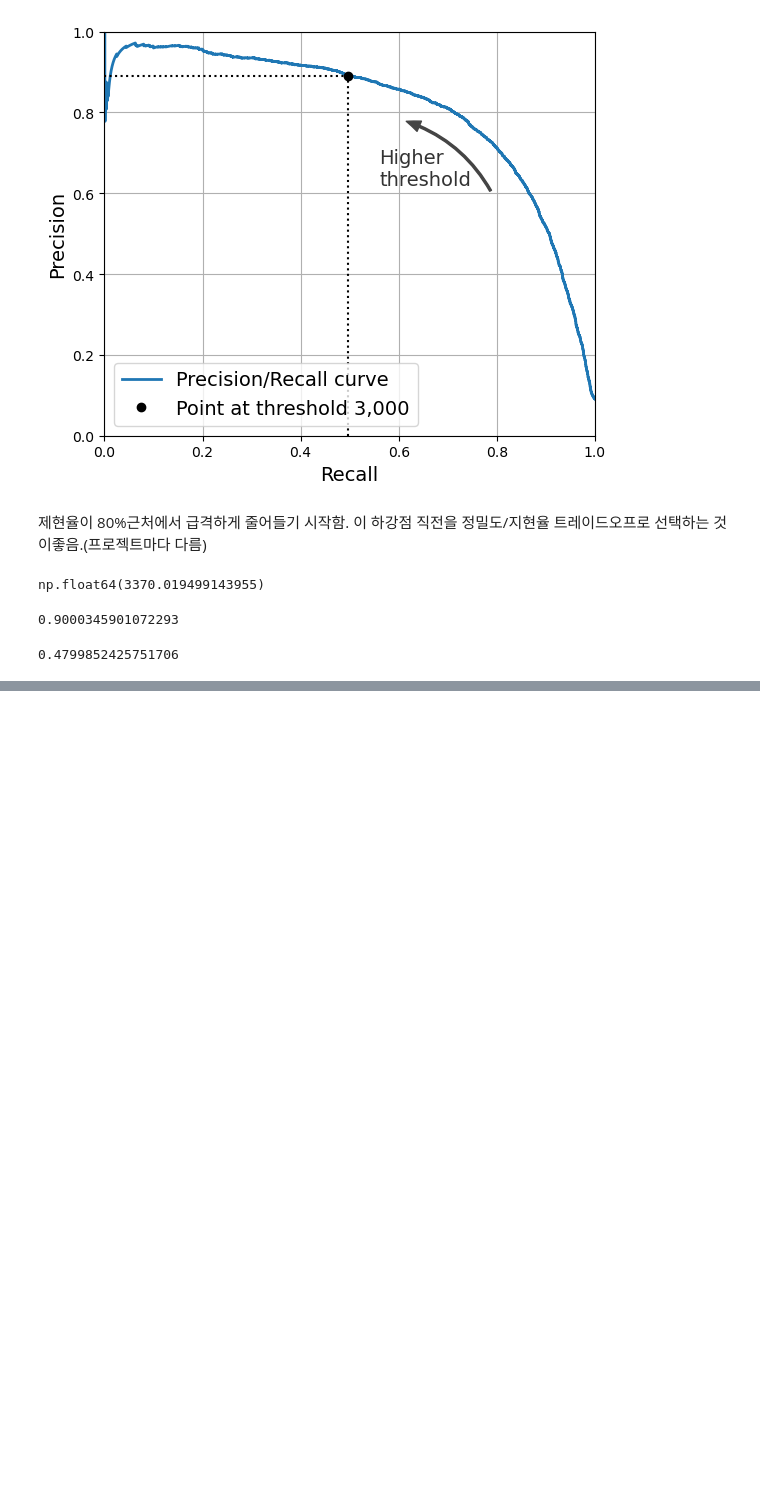
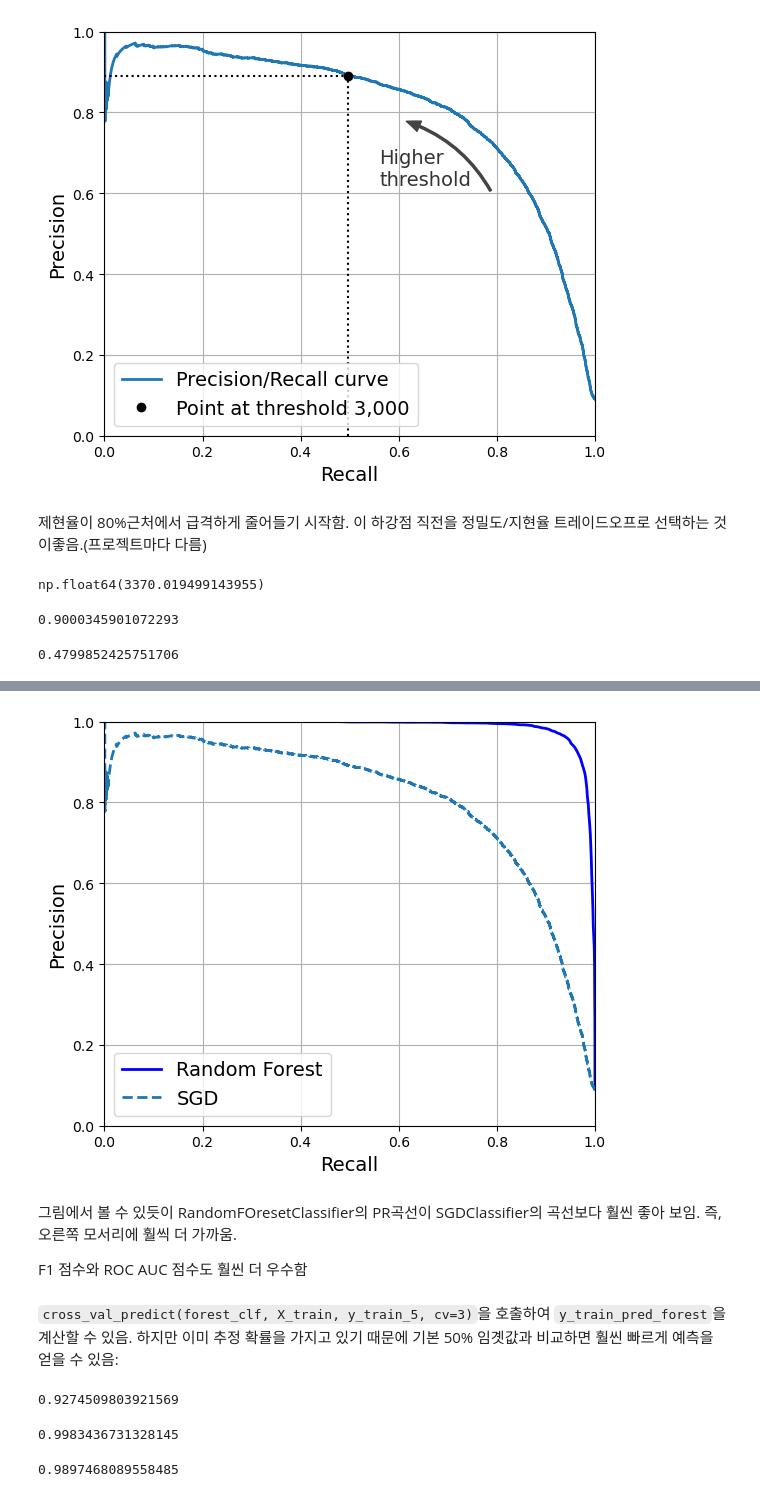
Before and after one commit to doyeon789/Study-AI, a Jupyter notebook: Hands-On ML3 Practice/03_classification/03_classification.ipynb, the cells around one changed output, grey strips where cells are left out. Drawn from its saved outputs; the diff is of its cells as text; code cells hidden in the pictures; blank space fills up the shorter version.

```diff
--- a/Hands-On ML3 Practice/03_classification/03_classification.ipynb
+++ b/Hands-On ML3 Practice/03_classification/03_classification.ipynb
@@ -463,0 +529,7 @@ recall_at_90_precision
+# %%
+from sklearn.ensemble import RandomForestClassifier
+
+forest_clf = RandomForestClassifier(random_state=42)
+# %%
+y_probas_forest = cross_val_predict(forest_clf, X_train, y_train_5, cv=3,
+                                    method="predict_proba")
@@ -463,0 +550,41 @@ recall_at_90_precision
+# %%
+y_scores_forest = y_probas_forest[:, 1]
+precisions_forest, recalls_forest, thresholds_forest = precision_recall_curve(
+    y_train_5, y_scores_forest)
+# %%
+plt.figure(figsize=(6, 5))
+
+plt.plot(recalls_forest, precisions_forest, "b-", linewidth=2,
+         label="Random Forest")
+plt.plot(recalls, precisions, "--", linewidth=2, label="SGD")
+
+plt.xlabel("Recall")
+plt.ylabel("Precision")
+plt.axis([0, 1, 0, 1])
+plt.grid()
+plt.legend(loc="lower left")
+save_fig("pr_curve_comparison_plot")
+
+plt.show()
+# %% [output]
+[figure, added]
+# %% [markdown]
+그림에서 볼 수 있듯이 RandomFOresetClassifier의 PR곡선이 SGDClassifier의 곡선보다 훨씬 좋아 보임. 즉, 오른쪽 모서리에 훨씩 더 가까움.
+
+F1 점수와 ROC AUC 점수도 훨씬 더 우수함
+# %% [markdown]
+`cross_val_predict(forest_clf, X_train, y_train_5, cv=3)`을 호출하여 `y_train_pred_forest`을 계산할 수 있음.
+하지만 이미 추정 확률을 가지고 있기 때문에 기본 50% 임곗값과 비교하면 훨씬 빠르게 예측을 얻을 수 있음:
+# %%
+y_train_pred_forest = y_probas_forest[:, 1] >= 0.5  # 양성 확률 ≥ 50%
+f1_score(y_train_5, y_train_pred_forest)
+# %% [output]
+0.9274509803921569
+# %%
+roc_auc_score(y_train_5, y_scores_forest)
+# %% [output]
+0.9983436731328145
+# %%
+precision_score(y_train_5, y_train_pred_forest)
+# %% [output]
+0.9897468089558485
```
Also changed, not shown: parts of 16 cells of this notebook, 2 other files.
